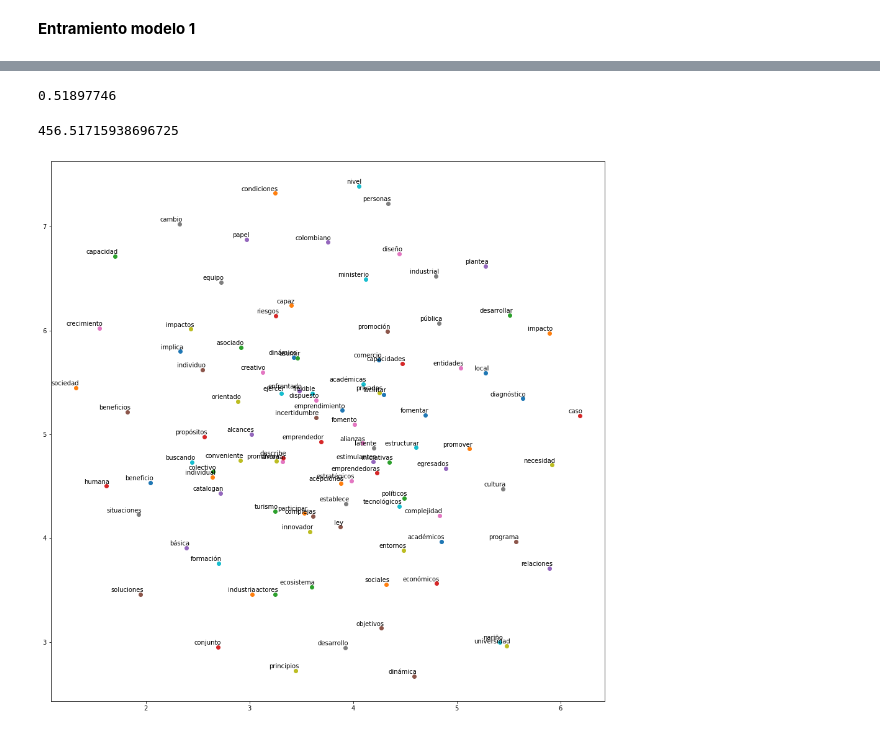
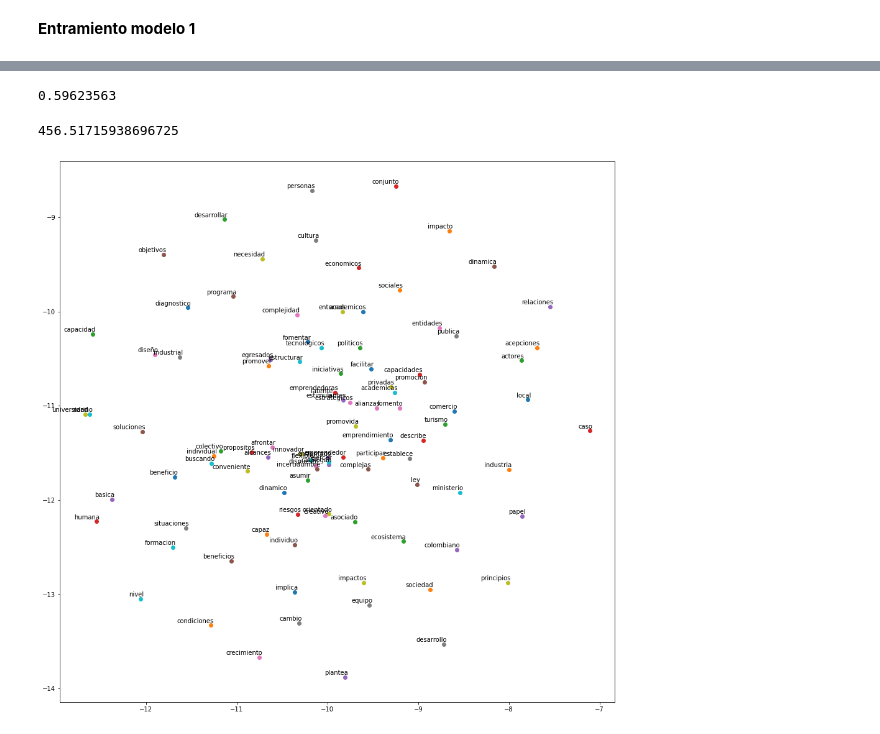
Before and after one commit to TrabajoGradoMotorBusqueda/PLN-Resumenes, a Jupyter notebook: Notebooks_W2V/EntramientoModelos.ipynb, the cells around one changed output, grey strips where cells are left out. Saved outputs shown, nothing was run; the diff lists cells and outputs as text; code cells hidden in the pictures.

Commit message:
Resumenes sin Autores, Modelo 9 entrenado

```diff
--- a/Notebooks_W2V/EntramientoModelos.ipynb
+++ b/Notebooks_W2V/EntramientoModelos.ipynb
@@ -20,0 +23,13 @@ resumenes = MyCorpus()
+# %%
+from gensim.models.phrases import Phrases, Phraser
+
+
+#Crea las frases relevantes de la lista de oraciones:
+phrases = Phrases(resumenes, min_count=1, threshold=1,progress_per=10000)
+# for i, p in enumerate(phrases):
+#     if i > 2: break
+#     print(p)
+#Transforme el corpus en función de las bigramas detectadas:
+bigram = Phraser(phrases)
+sentences = bigram[resumenes]
+sentences
@@ -20,0 +38,6 @@ resumenes = MyCorpus()
+# %%
+sentences = phrases[resumenes]
+# %%
+for i, p in enumerate(sentences):
+    if i > 0: break
+    print(p)
@@ -79,4 +105,4 @@ modelo1.save("./Modelos/modelo8.model")
 # %%
-word='galerasnet'
+word='grias'
 modelo1.wv.similar_by_word(word, topn=20, restrict_vocab=None)
 # %% [output]
@@ -103,7 +157,7 @@ modelo1.wv.similar_by_word(word, topn=20, restrict_vocab=None)
 # %%
-modelo1.wv.similarity('datos', 'mineria')
+modelo1.wv.similarity('inteligencia', 'artificial')
 # %% [output]
-0.51897746
+0.59623563
 # %%
 modelo1.total_train_time
 # %% [output]
@@ -120,35 +174,35 @@ def tsne_plot(model):
     for counter, word in enumerate(model.wv.vocab):
         if counter == 100:
             break
         tokens.append(model[word])
         labels.append(word)
 
 
     tsne_model = TSNE(perplexity=40, n_components=2, init='pca', n_iter=2500, random_state=23)
     new_values = tsne_model.fit_transform(tokens)
 
     x = []
     y = []
     for value in new_values:
         x.append(value[0])
         y.append(value[1])
 
     plt.figure(figsize=(16, 16))
     for i in range(len(x)):
         plt.scatter(x[i],y[i])
         plt.annotate(labels[i],
                      xy=(x[i], y[i]),
                      xytext=(5, 2),
                      textcoords='offset points',
                      ha='right',
                      va='bottom')
     plt.show()
 
 
-grafica = Word2Vec.load('./Modelos/modelo8.model')
+grafica = Word2Vec.load('./Modelos/modelo9.model')
 tsne_plot(grafica)
 # %% [output]
-[figure, old version]
+[figure, new version]
 # %%
 w2v = Word2Vec(size=300, #Dimensionalidad Palabras Vector
                window=3, #Contexto, distancia entre palabras predichas
```
Also changed, not shown: parts of 11 cells of this notebook, 5 other files.
